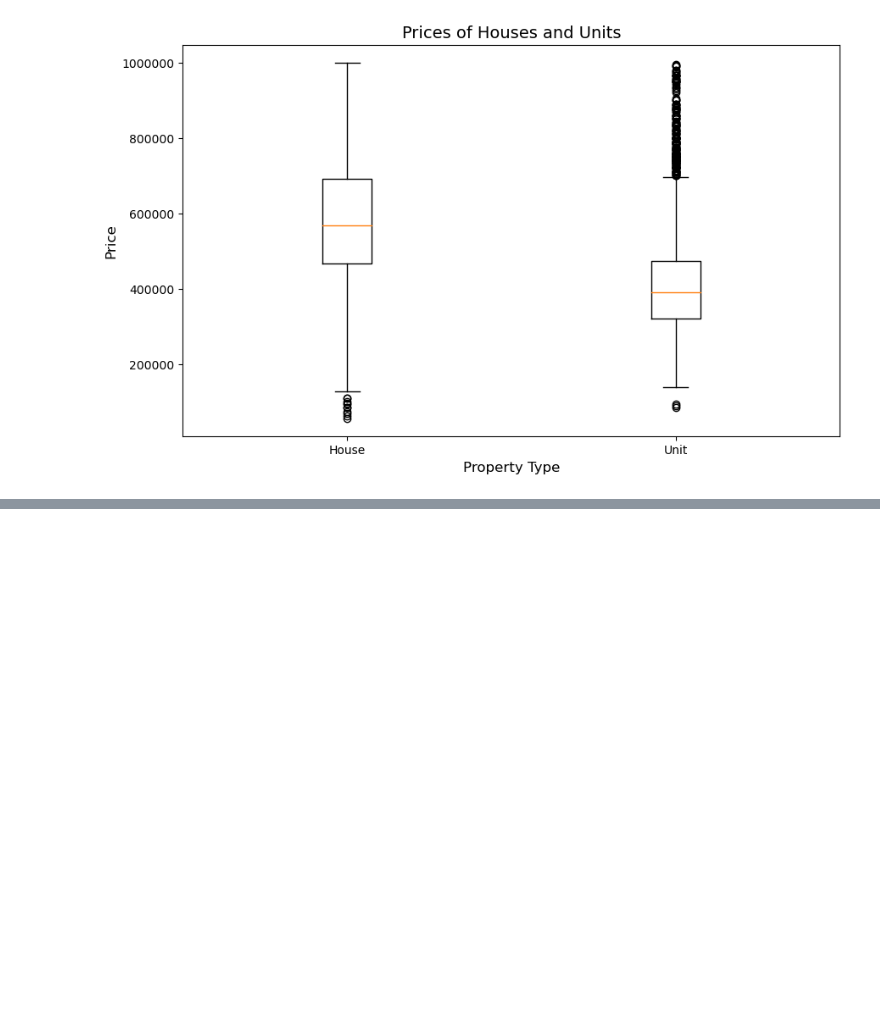
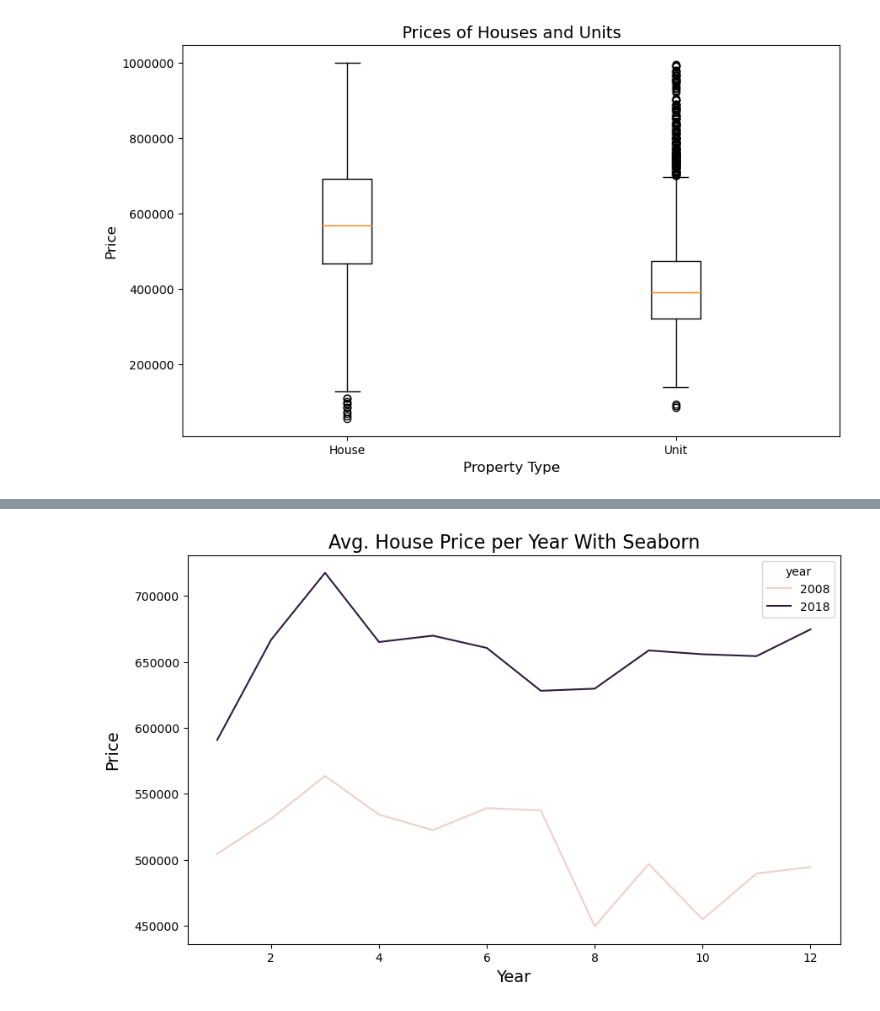
Before and after one commit to dschloe/streamlitbook-saraevan, a Jupyter notebook: ch02/step03_matplotlib_seaborn.ipynb, the cells around one changed output, grey strips where cells are left out. Drawn from its saved outputs; the diff is of its cells as text; code cells hidden in the pictures; blank space fills up the shorter version.

```diff
--- a/ch02/step03_matplotlib_seaborn.ipynb
+++ b/ch02/step03_matplotlib_seaborn.ipynb
@@ -130,0 +133,14 @@ plt.show()
+# %%
+import numpy as np
+import seaborn as sns
+import pandas as pd
+
+sales = pd.read_csv('data/raw_sales.csv', parse_dates=['datesold'])
+sales['year'] = sales['datesold'].dt.year
+sales['month'] = sales['datesold'].dt.month
+
+# 2007, 2008 추출
+df = sales.copy()
+df = df[df['year'].isin([2008, 2018])]
+result = np.round(df.groupby(['year', 'month'])['price'].agg(np.mean), 1).reset_index()
+result.head(12)
@@ -130,0 +177,17 @@ plt.show()
+# %%
+import matplotlib.pyplot as plt
+from matplotlib.ticker import ScalarFormatter
+formatter = ScalarFormatter()
+formatter.set_scientific(False)
+
+fig, ax = plt.subplots(figsize=(10, 6))
+sns.lineplot(data=result, x=result.month, y=result.price, hue=result.year, ax=ax)
+ax.set_title('Avg. House Price per Year With Seaborn', size = 16)
+ax.set_xlabel('Year', size = 14)
+ax.set_ylabel('Price', size = 14, labelpad=12)
+ax.yaxis.set_major_formatter(formatter)
+
+plt.savefig('output/seaborn01.png', dpi=200)
+plt.show()
+# %% [output]
+[figure, added]
```
Also changed, not shown: parts of 3 cells of this notebook, 2 other files.
